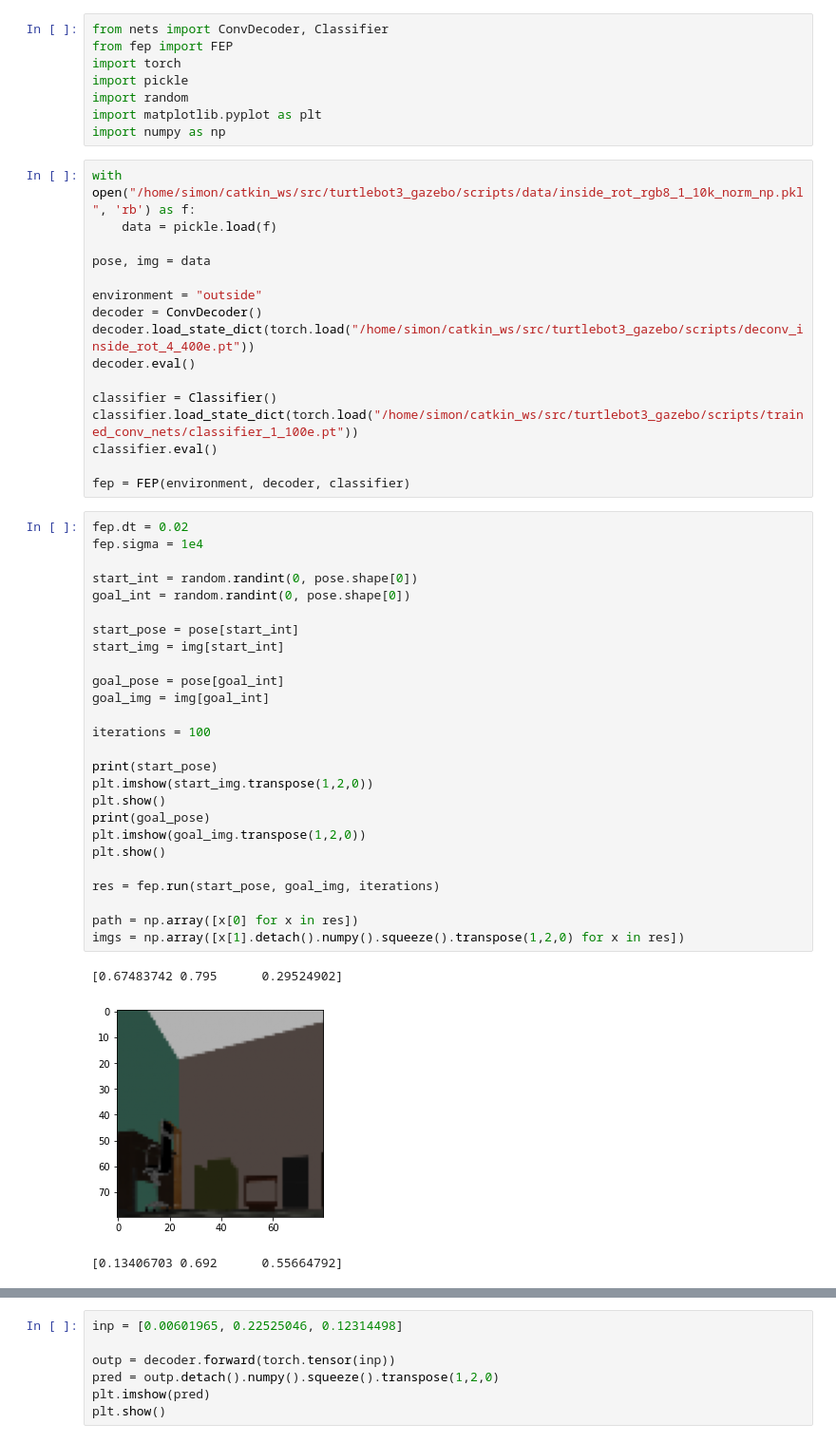
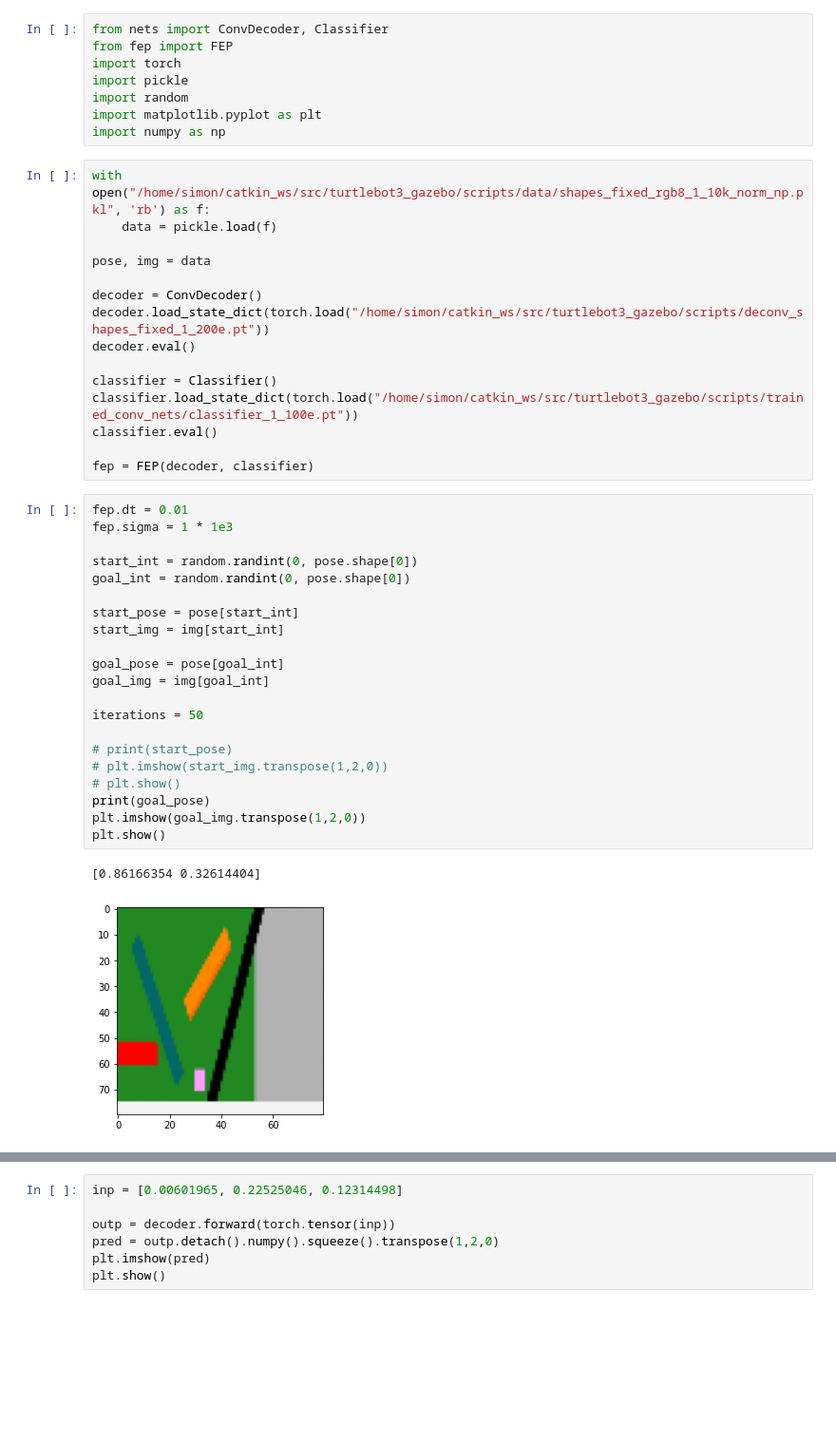
Before and after one commit to SimonWulp/ActiveInferenceRobotics, a Jupyter notebook: src/turtlebot3_gazebo/scripts/run_fep.ipynb, the cells around one changed output, grey strips where cells are left out. Shown at 95% size. Saved outputs shown, nothing was run; the diff lists cells and outputs as text; blank space fills up the shorter version.

```diff
--- a/src/turtlebot3_gazebo/scripts/run_fep.ipynb
+++ b/src/turtlebot3_gazebo/scripts/run_fep.ipynb
@@ -7,48 +7,41 @@ import random
 import matplotlib.pyplot as plt
 import numpy as np
 # %%
-with open("/home/simon/catkin_ws/src/turtlebot3_gazebo/scripts/data/inside_rot_rgb8_1_10k_norm_np.pkl", 'rb') as f:
+with open("/home/simon/catkin_ws/src/turtlebot3_gazebo/scripts/data/shapes_fixed_rgb8_1_10k_norm_np.pkl", 'rb') as f:
     data = pickle.load(f)
 
 pose, img = data
 
-environment = "outside"
 decoder = ConvDecoder()
-decoder.load_state_dict(torch.load("/home/simon/catkin_ws/src/turtlebot3_gazebo/scripts/deconv_inside_rot_4_400e.pt"))
+decoder.load_state_dict(torch.load("/home/simon/catkin_ws/src/turtlebot3_gazebo/scripts/deconv_shapes_fixed_1_200e.pt"))
 decoder.eval()
 
 classifier = Classifier()
 classifier.load_state_dict(torch.load("/home/simon/catkin_ws/src/turtlebot3_gazebo/scripts/trained_conv_nets/classifier_1_100e.pt"))
 classifier.eval()
 
-fep = FEP(environment, decoder, classifier)
+fep = FEP(decoder, classifier)
 # %%
-fep.dt = 0.02
-fep.sigma = 1e4
+fep.dt = 0.01
+fep.sigma = 1 * 1e3
 
 start_int = random.randint(0, pose.shape[0])
 goal_int = random.randint(0, pose.shape[0])
 
 start_pose = pose[start_int]
 start_img = img[start_int]
 
 goal_pose = pose[goal_int]
 goal_img = img[goal_int]
 
-iterations = 100
+iterations = 50
 
-print(start_pose)
-plt.imshow(start_img.transpose(1,2,0))
-plt.show()
+# print(start_pose)
+# plt.imshow(start_img.transpose(1,2,0))
+# plt.show()
 print(goal_pose)
 plt.imshow(goal_img.transpose(1,2,0))
 plt.show()
-
-res = fep.run(start_pose, goal_img, iterations)
-
-path = np.array([x[0] for x in res])
-imgs = np.array([x[1].detach().numpy().squeeze().transpose(1,2,0) for x in res])
 # %% [output]
-[0.67483742 0.795      0.29524902]
+[0.86166354 0.32614404]
-[figure, old version]
+[figure, new version]
-[0.13406703 0.692      0.55664792]
```
Also changed, not shown: parts of 3 cells of this notebook, 5 other files.
